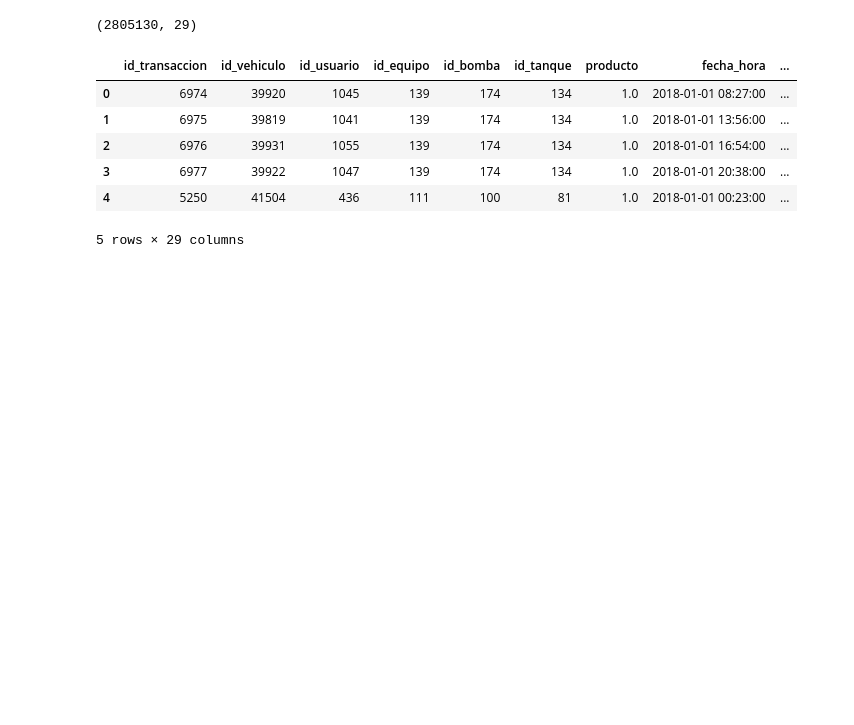
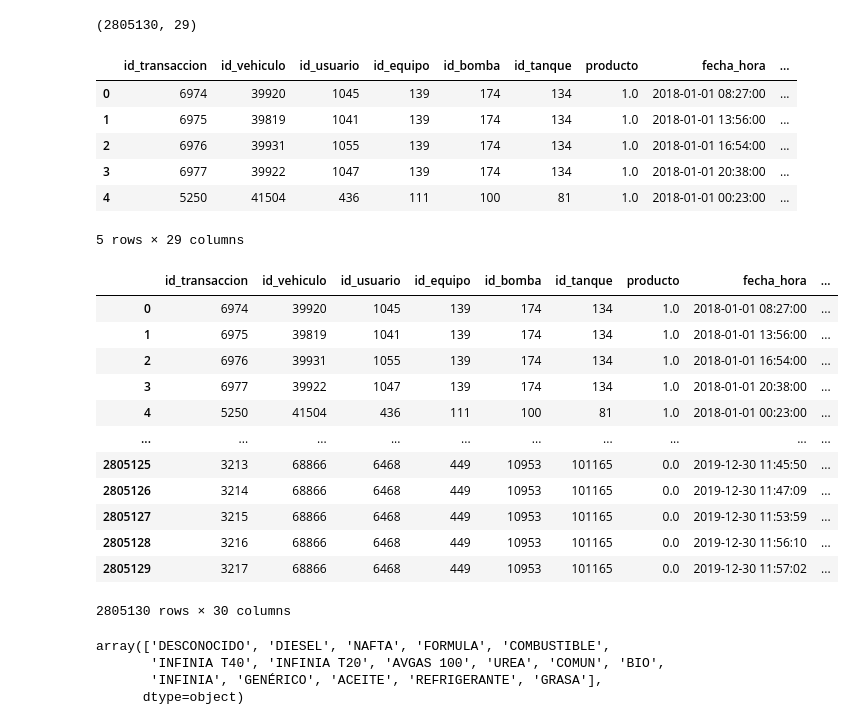
Before and after one commit to ninargue/MentoriaBiocombustible, a Jupyter notebook: AnalisisyCuracion_Parte-II_Curation.ipynb, the cells around one changed output. Saved outputs shown, nothing was run; the diff lists cells and outputs as text; code cells hidden in the pictures; blank space fills up the shorter version.

Commit message:
merge transactions with products

```diff
--- a/AnalisisyCuracion_Parte-II_Curation.ipynb
+++ b/AnalisisyCuracion_Parte-II_Curation.ipynb
@@ -222,0 +225,3 @@ dtype: object
+# %%
+df_prod = pd.read_pickle('dataframe_productos.pkl.zip')
+df_prod.head(5)
@@ -317,3 +330,20 @@ dfa[:5]
 | 3 | 6977 | 39922 | 1047 | 139 | 174 | 134 | 1.0 | 2018-01-01 20:38:00 | ... |
 | 4 | 5250 | 41504 | 436 | 111 | 100 | 81 | 1.0 | 2018-01-01 00:23:00 | ... |
 5 rows × 29 columns
+# %%
+dfb = pd.merge(dfa, df_prod, on=['id_equipo','producto'], how='left')
+dfb
+# %% [output]
+|  | id_transaccion | id_vehiculo | id_usuario | id_equipo | id_bomba | id_tanque | producto | fecha_hora | ... |
+| 0 | 6974 | 39920 | 1045 | 139 | 174 | 134 | 1.0 | 2018-01-01 08:27:00 | ... |
+| 1 | 6975 | 39819 | 1041 | 139 | 174 | 134 | 1.0 | 2018-01-01 13:56:00 | ... |
+| 2 | 6976 | 39931 | 1055 | 139 | 174 | 134 | 1.0 | 2018-01-01 16:54:00 | ... |
+| 3 | 6977 | 39922 | 1047 | 139 | 174 | 134 | 1.0 | 2018-01-01 20:38:00 | ... |
+| 4 | 5250 | 41504 | 436 | 111 | 100 | 81 | 1.0 | 2018-01-01 00:23:00 | ... |
+| ... | ... | ... | ... | ... | ... | ... | ... | ... | ... |
+| 2805125 | 3213 | 68866 | 6468 | 449 | 10953 | 101165 | 0.0 | 2019-12-30 11:45:50 | ... |
+| 2805126 | 3214 | 68866 | 6468 | 449 | 10953 | 101165 | 0.0 | 2019-12-30 11:47:09 | ... |
+| 2805127 | 3215 | 68866 | 6468 | 449 | 10953 | 101165 | 0.0 | 2019-12-30 11:53:59 | ... |
+| 2805128 | 3216 | 68866 | 6468 | 449 | 10953 | 101165 | 0.0 | 2019-12-30 11:56:10 | ... |
+| 2805129 | 3217 | 68866 | 6468 | 449 | 10953 | 101165 | 0.0 | 2019-12-30 11:57:02 | ... |
+2805130 rows × 30 columns
@@ -320,2 +352,9 @@ dfa[:5]
+# %%
+dfb.nombre_producto.unique()
+# %% [output]
+array(['DESCONOCIDO', 'DIESEL', 'NAFTA', 'FORMULA', 'COMBUSTIBLE',
+       'INFINIA T40', 'INFINIA T20', 'AVGAS 100', 'UREA', 'COMUN', 'BIO',
+       'INFINIA', 'GENÉRICO', 'ACEITE', 'REFRIGERANTE', 'GRASA'],
+      dtype=object)
 # %%
 dfa.to_pickle('sis_transa_201801_202007_merged.pkl.zip',compression='infer')
```
Also changed, not shown: parts of 4 cells of this notebook, 1 other file.
